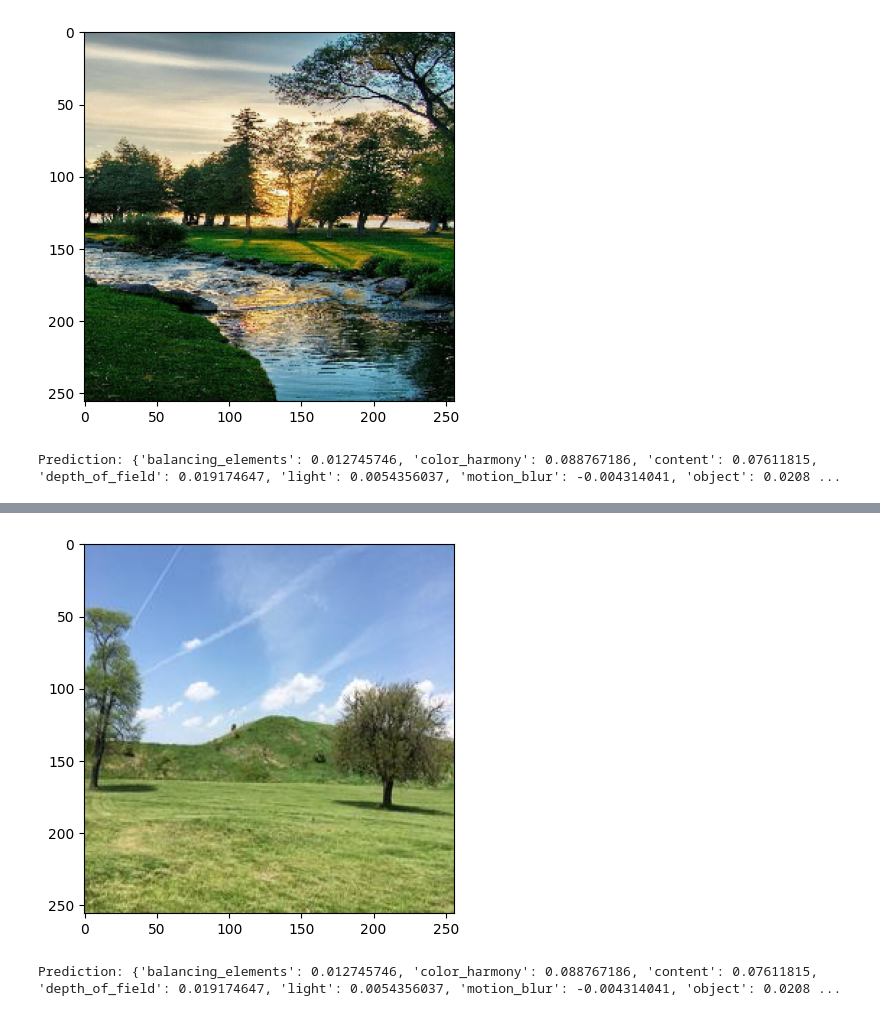
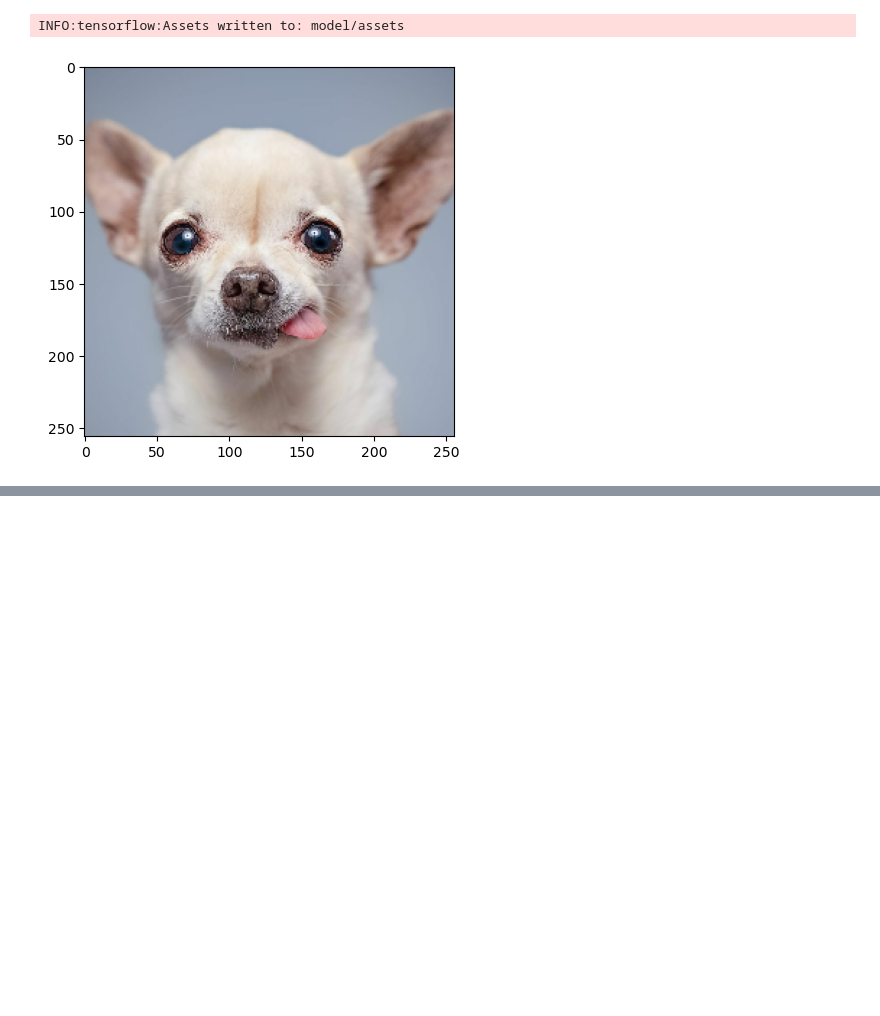
Before and after one commit to Skynse/terra-ml, a Jupyter notebook: train.ipynb, the cells around one changed output, grey strips where cells are left out. Cells and saved outputs as stored; diff of their text form; code cells hidden in the pictures; blank space fills up the shorter version.

Commit message:
update model training

```diff
--- a/train.ipynb
+++ b/train.ipynb
@@ -7,12 +7,11 @@ import os
 from PIL import Image
 from typing import Tuple
 from tqdm import tqdm
-import keras
 
 
 image_dir = "/mnt/c/Users/austi/Downloads/datasetImages_warp256/"
 label_csv_path = "/mnt/c/Users/austi/Downloads/"
 
 
-batch_size = 32
-epochs = 3
+batch_size = 16
+epochs = 5
@@ -207,7 +211,7 @@ def create_regression_network(backbone, num_attributes):
 # %%
 
 #model = RegressionNetwork(backbone='ResNet50', num_attributes=len(attributes), pretrained=False)
-backbone = create_backbone('MobileNetV2', pretrained=False)
+backbone = create_backbone('MobileNetV2', pretrained=True)
 backbone.trainable = True
 num_layers = len(backbone.layers)
 for layer in backbone.layers[:num_layers - 8]:
@@ -217,11 +223,16 @@ model = create_regression_network(backbone, 12)
 loss_fn = RegRankLoss(margin=0.02)
 # %%
 
-optimizer = keras.optimizers.SGD(learning_rate=0.0001, momentum=0.9)
+optimizer = tf.keras.optimizers.SGD(learning_rate=1e-3, momentum=0.9)
 checkpoint_dir = './checkpoints'
 checkpoint_prefix = os.path.join(checkpoint_dir, 'ckpt')
-checkpoint = tf.train.Checkpoint(optimizer=optimizer, model=model)
+checkpoint = tf.train.Checkpoint(optimizer=optimizer, model=model, epoch=tf.Variable(0))
 manager = tf.train.CheckpointManager(checkpoint, checkpoint_dir, max_to_keep=3)
+
+best = float('inf')
+best_epoch = 0
+patience = 3
+wait = 0
 train_losses = []
 train_losses_reg = []
 train_losses_rank = []
@@ -249,8 +260,8 @@ def val_step(x_batch, y_batch):
 
 try:
     checkpoint.restore(manager.latest_checkpoint)
+    epoch = int(checkpoint.epoch)
     print("Restored from {}".format(manager.latest_checkpoint))
-    model.load_weights('model.h5')
 except Exception as e:
     print(f"Error restoring checkpoint: {e}")
 
@@ -272,10 +283,18 @@ for epoch in range(epochs):
     val_loss /= val_batch_count
     val_losses.append(val_loss)
 
+    wait += 1
+    if val_loss < best:
+        best = val_loss
+        best_epoch = epoch
+        wait = 0
+    if wait > patience:
+        print(f"\nEarly stopping at epoch {epoch}.")
+        break
+
     print(f"\nEpoch {epoch+1}/{epochs}, Val Loss: {val_loss:.4f}")
     manager.save()
 
     checkpoint.save(file_prefix=checkpoint_prefix)
-    model.save(f'{epoch}_model.keras')
     print(f"\nSaved checkpoint for epoch {epoch}.")
 # %% [output]
@@ -314,4 +331,10 @@ plt.show()
 # %%
+model.save("model.keras")
+# save to h5
+#model.save("model.h5")
+# save to saved model
+tf.saved_model.save(model, "model")
+
 attributes = [
     "balancing_elements",
     "color_harmony",
@@ -329,18 +352,19 @@ attributes = [
 
 def show_prediction_custom(image_path):
     image = Image.open(image_path).convert('RGB')
-    image = aadb.preprocess_image(image)
+    image = tf.keras.preprocessing.image.img_to_array(image)
+    image = tf.image.resize(image, [256, 256])
+    image = tf.cast(image, tf.float32) / 127.5 - 1
     image = tf.expand_dims(image, axis=0)
 
-    model_path = '2_model.h5'
+    model_path = 'model.keras'
     model = tf.keras.models.load_model(model_path)
     prediction = model(image)
     prediction = {attributes[i]: prediction[0][i].numpy() for i in range(len(attributes))}
-    plt.imshow(toPILImage(image[0]))
+    plt.imshow(image[0] * 0.5 + 0.5)
     plt.show()
     print(f'Prediction: {prediction}')
 
 
-show_prediction_custom('/mnt/c/Users/austi/Downloads/nice.jpg')
-show_prediction_custom('/mnt/c/Users/austi/Downloads/datasetImages_warp256/farm1_276_19536573313_156d174531_b.jpg')
+show_prediction_custom('/mnt/c/Users/austi/Downloads/input.jpg')
 # %% [output]
@@ -348,2 +372,2 @@ WARNING:absl:No training configuration found in the save file, so the model was
+INFO:tensorflow:Assets written to: model/assets
-[figure, old version]
+[figure, new version]
-Prediction: {'balancing_elements': 0.012745746, 'color_harmony': 0.088767186, 'content': 0.07611815, 'depth_of_field': 0.019174647, 'light': 0.0054356037, 'motion_blur': -0.004314041, 'object': 0.0208 ...
@@ -351,2 +374,0 @@ WARNING:absl:No training configuration found in the save file, so the model was
-[figure, removed]
-Prediction: {'balancing_elements': 0.012745746, 'color_harmony': 0.088767186, 'content': 0.07611815, 'depth_of_field': 0.019174647, 'light': 0.0054356037, 'motion_blur': -0.004314041, 'object': 0.0208 ...
```
Also changed, not shown: parts of 12 cells of this notebook.
